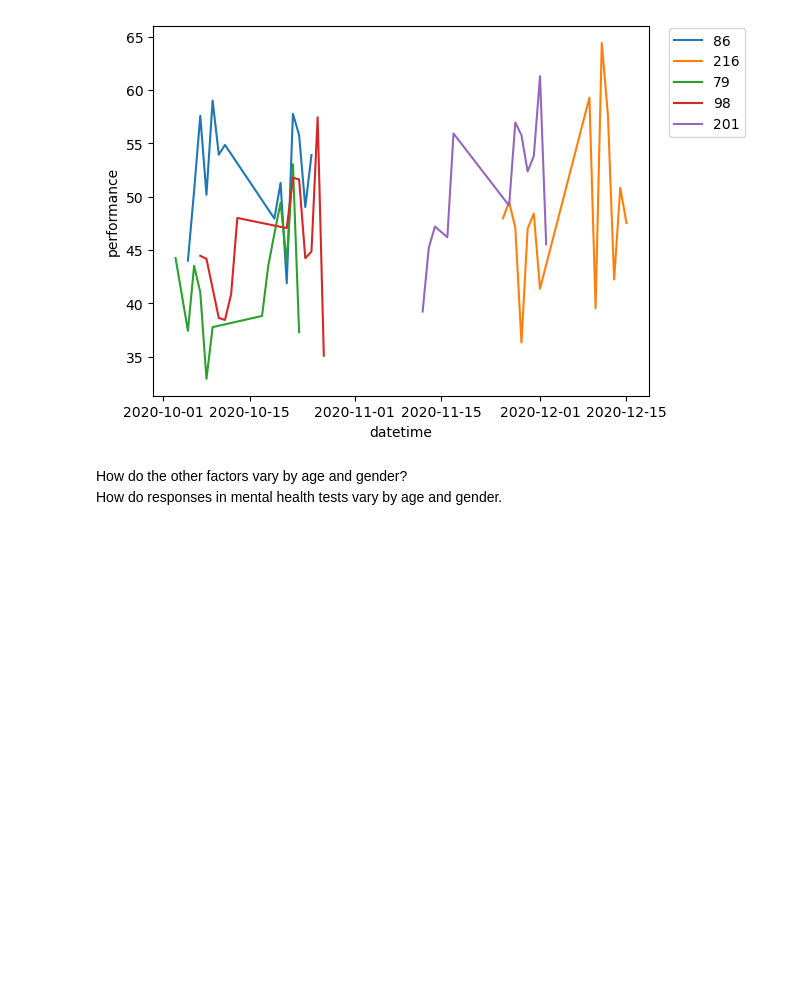
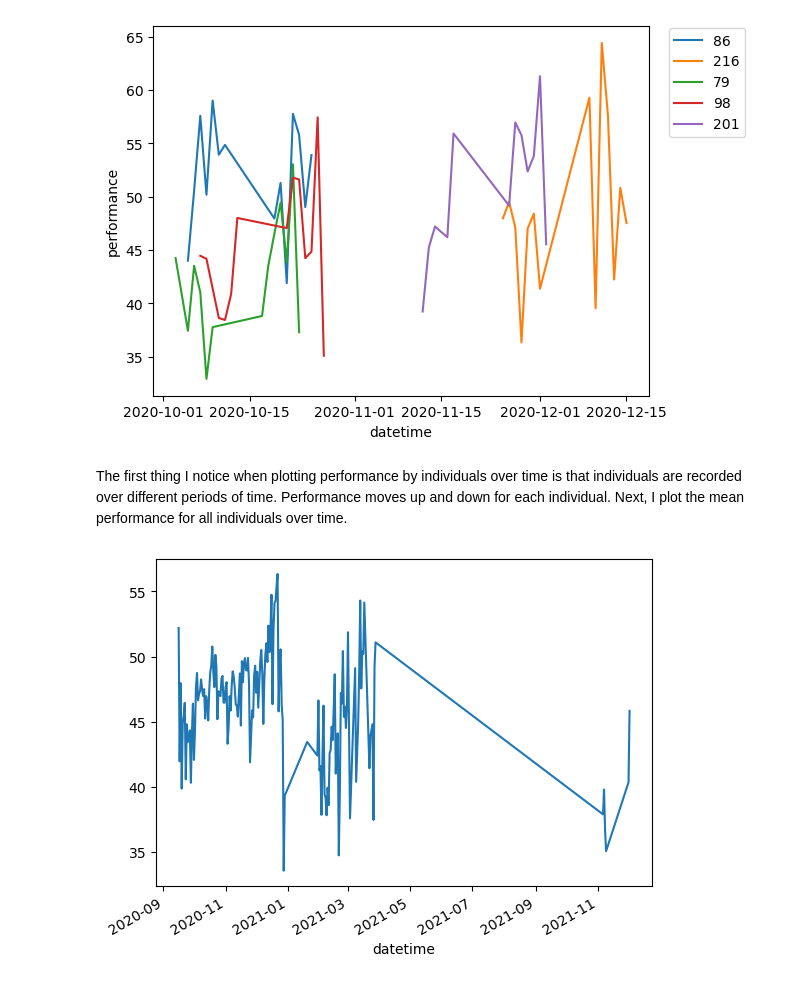
Before and after one commit to UCB-stat-159-s23/project-Group18, a Jupyter notebook: AgeGender.ipynb, the cells around one changed output. Saved outputs shown, nothing was run; the diff lists cells and outputs as text; code cells hidden in the pictures; blank space fills up the shorter version.

```diff
--- a/AgeGender.ipynb
+++ b/AgeGender.ipynb
@@ -66,6 +74,3 @@ for i in [86, 216, 79, 98, 201]:
     plt.legend(loc=(1.04, 0.7));
 # %% [output]
 [figure]
-# %% [markdown]
-How do the other factors vary by age and gender? \
-How do responses in mental health tests vary by age and gender.
@@ -73,0 +77,6 @@ How do responses in mental health tests vary by age and gender.
+# %% [markdown]
+The first thing I notice when plotting performance by individuals over time is that individuals are recorded over different periods of time. Performance moves up and down for each individual. Next, I plot the mean performance for all individuals over time.
+# %%
+df.groupby('datetime')['performance'].mean().plot();
+# %% [output]
+[figure, added]
```
Also changed, not shown: parts of 14 cells of this notebook.
